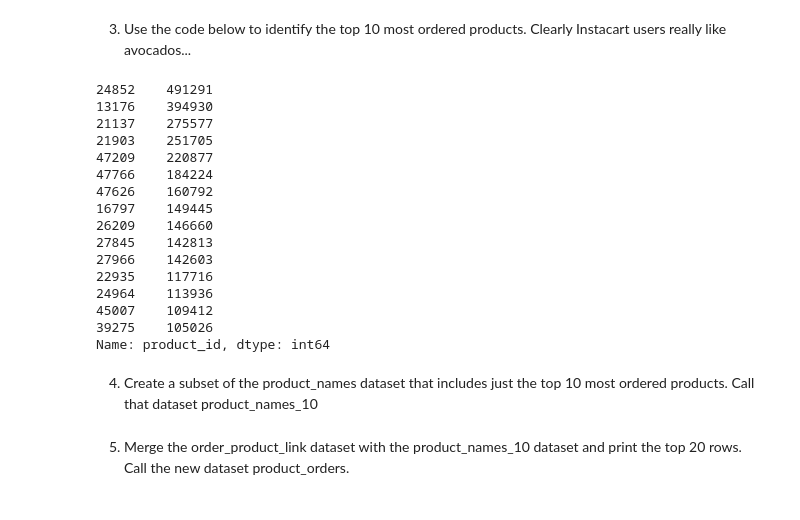
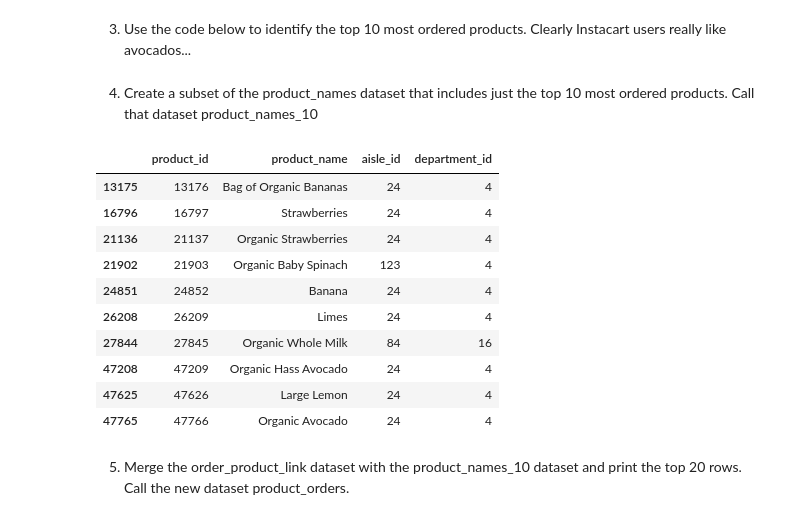
Before and after one commit to Samuel-Egbert31415/DS-Unit-1-Sprint-1-Data-Wrangling-and-Storytelling, a Jupyter notebook: module3-join-and-reshape-data/LS_DS_113_Join_and_Reshape_Data_Assignment.ipynb, the cells around one changed output. Saved outputs shown, nothing was run; the diff lists cells and outputs as text; code cells hidden in the pictures.

```diff
--- a/module3-join-and-reshape-data/LS_DS_113_Join_and_Reshape_Data_Assignment.ipynb
+++ b/module3-join-and-reshape-data/LS_DS_113_Join_and_Reshape_Data_Assignment.ipynb
@@ -215,24 +215,8 @@ ten_products = ["Banana",
 "Organic Whole Milk"]
 
 
-top_ordersdf = order_product_linkdf['product_id'].value_counts().head(15)
-top_ordersdf.head(20)
+# top_ordersdf = order_product_linkdf['product_id'].value_counts().head(15)
+# # top_ordersdf.columns = ['product_id', 'number_times_ordered']
+# top_ordersdf.head(15)
-# %% [output]
-24852    491291
-13176    394930
-21137    275577
-21903    251705
-47209    220877
-47766    184224
-47626    160792
-16797    149445
-26209    146660
-27845    142813
-27966    142603
-22935    117716
-24964    113936
-45007    109412
-39275    105026
-Name: product_id, dtype: int64
 # %% [markdown]
 4) Create a subset of the product_names dataset that includes just the top 10 most ordered products.  Call that dataset product_names_10
@@ -241,2 +223,18 @@ Name: product_id, dtype: int64
+# %%
+top_10_condition = (product_namesdf['product_name'].isin(ten_products))
+product_names_10 = product_namesdf[top_10_condition]
+product_names_10
+# %% [output]
+|  | product_id | product_name | aisle_id | department_id |
+| 13175 | 13176 | Bag of Organic Bananas | 24 | 4 |
+| 16796 | 16797 | Strawberries | 24 | 4 |
+| 21136 | 21137 | Organic Strawberries | 24 | 4 |
+| 21902 | 21903 | Organic Baby Spinach | 123 | 4 |
+| 24851 | 24852 | Banana | 24 | 4 |
+| 26208 | 26209 | Limes | 24 | 4 |
+| 27844 | 27845 | Organic Whole Milk | 84 | 16 |
+| 47208 | 47209 | Organic Hass Avocado | 24 | 4 |
+| 47625 | 47626 | Large Lemon | 24 | 4 |
+| 47765 | 47766 | Organic Avocado | 24 | 4 |
 # %% [markdown]
 5) Merge the order_product_link dataset with the product_names_10 dataset and print the top 20 rows.  Call the new dataset product_orders.
```
Also changed, not shown: parts of 15 cells of this notebook.
